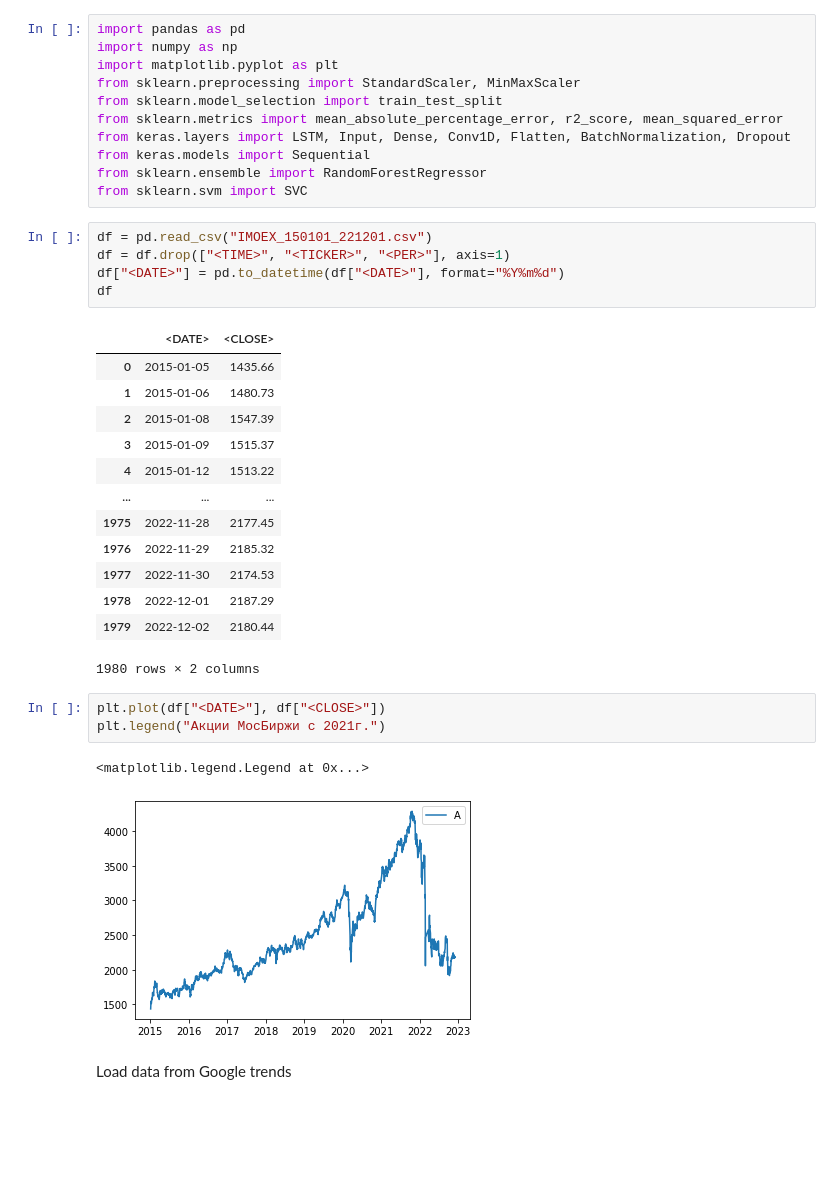
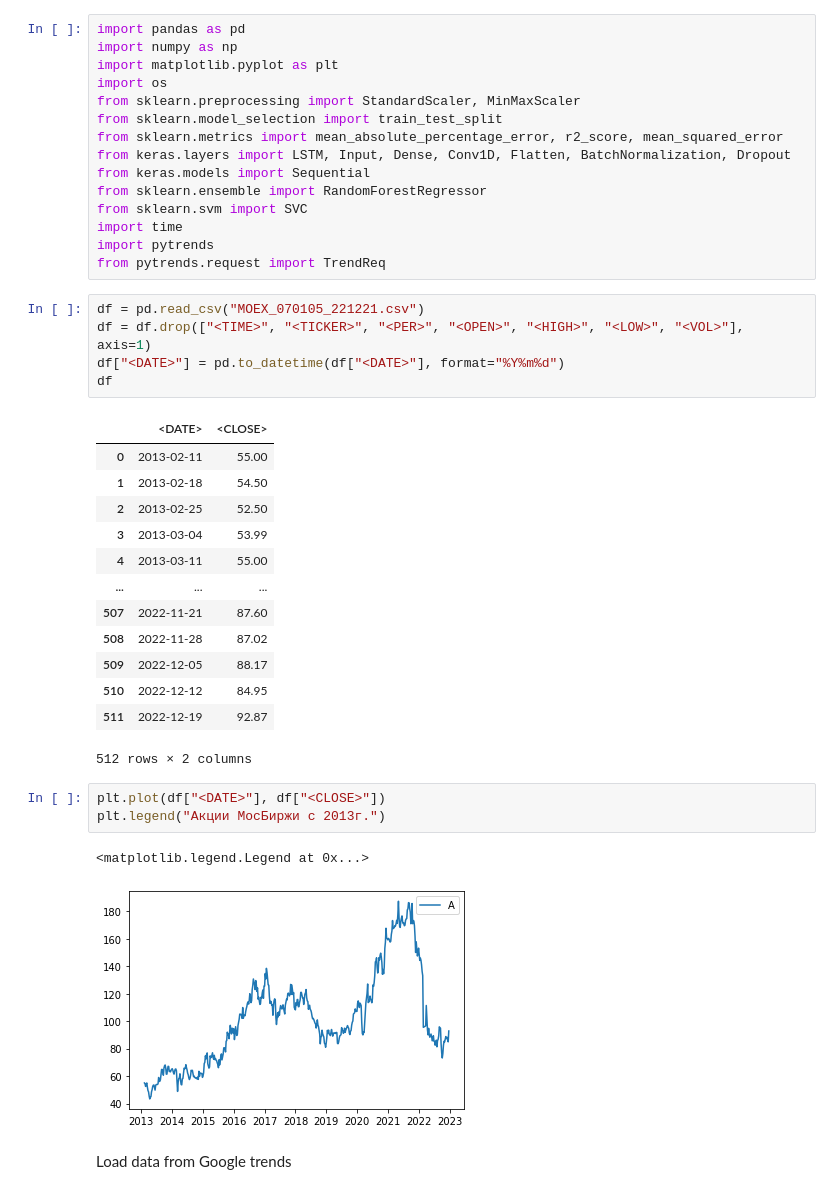
Before and after one commit to geniusserg/StockGoogler, a Jupyter notebook: task.ipynb, the cells around one changed output. Saved outputs shown, nothing was run; the diff lists cells and outputs as text; blank space fills up the shorter version.

```diff
--- a/task.ipynb
+++ b/task.ipynb
@@ -2,6 +2,7 @@
 import pandas as pd
 import numpy as np
 import matplotlib.pyplot as plt
+import os
 from sklearn.preprocessing import StandardScaler, MinMaxScaler
 from sklearn.model_selection import train_test_split
 from sklearn.metrics import mean_absolute_percentage_error, r2_score, mean_squared_error
@@ -9,30 +10,33 @@ from keras.layers import LSTM, Input, Dense, Conv1D, Flatten, BatchNormalization
 from keras.models import Sequential
 from sklearn.ensemble import RandomForestRegressor
 from sklearn.svm import SVC
+import time
+import pytrends
+from pytrends.request import TrendReq
 # %%
-df = pd.read_csv("IMOEX_150101_221201.csv")
-df = df.drop(["<TIME>", "<TICKER>", "<PER>"], axis=1)
+df = pd.read_csv("MOEX_070105_221221.csv")
+df = df.drop(["<TIME>", "<TICKER>", "<PER>", "<OPEN>", "<HIGH>", "<LOW>", "<VOL>"], axis=1)
 df["<DATE>"] = pd.to_datetime(df["<DATE>"], format="%Y%m%d")
 df
 # %% [output]
 |  | <DATE> | <CLOSE> |
-| 0 | 2015-01-05 | 1435.66 |
-| 1 | 2015-01-06 | 1480.73 |
-| 2 | 2015-01-08 | 1547.39 |
-| 3 | 2015-01-09 | 1515.37 |
-| 4 | 2015-01-12 | 1513.22 |
+| 0 | 2013-02-11 | 55.00 |
+| 1 | 2013-02-18 | 54.50 |
+| 2 | 2013-02-25 | 52.50 |
+| 3 | 2013-03-04 | 53.99 |
+| 4 | 2013-03-11 | 55.00 |
 | ... | ... | ... |
-| 1975 | 2022-11-28 | 2177.45 |
-| 1976 | 2022-11-29 | 2185.32 |
-| 1977 | 2022-11-30 | 2174.53 |
-| 1978 | 2022-12-01 | 2187.29 |
-| 1979 | 2022-12-02 | 2180.44 |
+| 507 | 2022-11-21 | 87.60 |
+| 508 | 2022-11-28 | 87.02 |
+| 509 | 2022-12-05 | 88.17 |
+| 510 | 2022-12-12 | 84.95 |
+| 511 | 2022-12-19 | 92.87 |
-1980 rows × 2 columns
+512 rows × 2 columns
 # %%
 plt.plot(df["<DATE>"], df["<CLOSE>"])
-plt.legend("Акции МосБиржи с 2021г.")
+plt.legend("Акции МосБиржи с 2013г.")
 # %% [output]
 <matplotlib.legend.Legend at 0x...>
-[figure, old version]
+[figure, new version]
 # %% [markdown]
 Load data from Google trends
```
Also changed, not shown: parts of 8 cells of this notebook, 14 other files.
